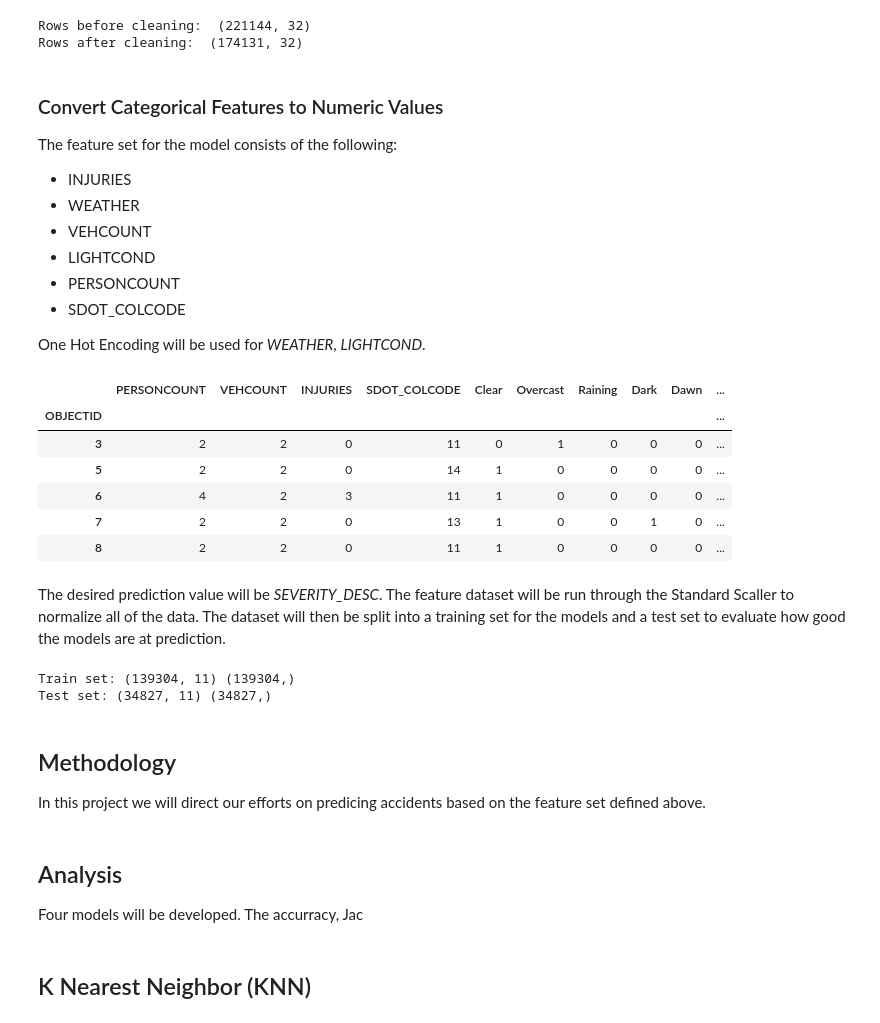
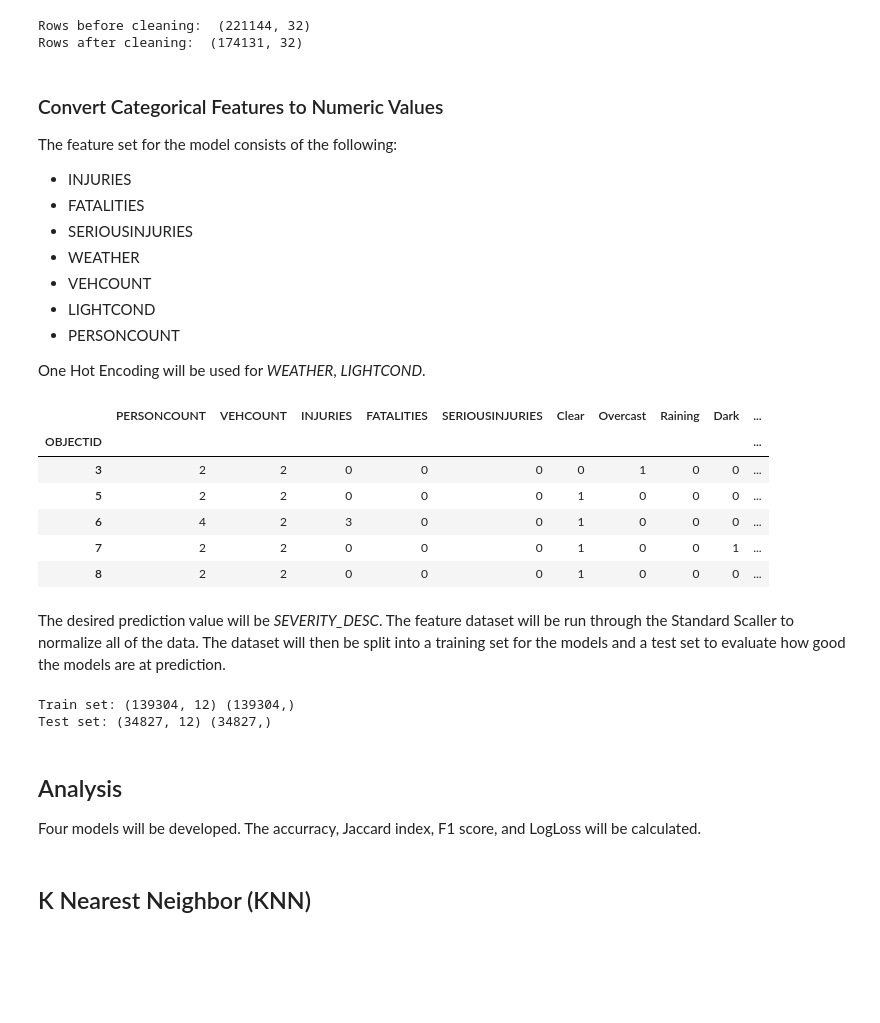
Before and after one commit to dcavanau/Coursera_Capstone, a Jupyter notebook: AutoAccidentPrediction.ipynb, the cells around one changed output. Saved outputs shown, nothing was run; the diff lists cells and outputs as text; code cells hidden in the pictures; blank space fills up the shorter version.

```diff
--- a/AutoAccidentPrediction.ipynb
+++ b/AutoAccidentPrediction.ipynb
@@ -293,27 +298,29 @@ Rows after cleaning:  (174131, 32)
 
 The feature set for the model consists of the following:
 * INJURIES
+* FATALITIES
+* SERIOUSINJURIES
 * WEATHER
 * VEHCOUNT
 * LIGHTCOND
 * PERSONCOUNT
-* SDOT_COLCODE
 
 One Hot Encoding will be used for _WEATHER_, _LIGHTCOND_.
 # %%
-Feature = df[['PERSONCOUNT','VEHCOUNT', 'INJURIES', 'SDOT_COLCODE']]
+Feature = df[['PERSONCOUNT','VEHCOUNT', 'INJURIES', 'FATALITIES', 'SERIOUSINJURIES']]
+
 # do One Hot Encoding
 Feature = pd.concat([Feature,pd.get_dummies(df['WEATHER'])], axis=1)
 Feature = pd.concat([Feature,pd.get_dummies(df['LIGHTCOND'])], axis=1)
 Feature.head()
 # %% [output]
-|  | PERSONCOUNT | VEHCOUNT | INJURIES | SDOT_COLCODE | Clear | Overcast | Raining | Dark | Dawn | ... |
+|  | PERSONCOUNT | VEHCOUNT | INJURIES | FATALITIES | SERIOUSINJURIES | Clear | Overcast | Raining | Dark | ... |
 | OBJECTID |  |  |  |  |  |  |  |  |  | ... |
-| 3 | 2 | 2 | 0 | 11 | 0 | 1 | 0 | 0 | 0 | ... |
-| 5 | 2 | 2 | 0 | 14 | 1 | 0 | 0 | 0 | 0 | ... |
-| 6 | 4 | 2 | 3 | 11 | 1 | 0 | 0 | 0 | 0 | ... |
-| 7 | 2 | 2 | 0 | 13 | 1 | 0 | 0 | 1 | 0 | ... |
-| 8 | 2 | 2 | 0 | 11 | 1 | 0 | 0 | 0 | 0 | ... |
+| 3 | 2 | 2 | 0 | 0 | 0 | 0 | 1 | 0 | 0 | ... |
+| 5 | 2 | 2 | 0 | 0 | 0 | 1 | 0 | 0 | 0 | ... |
+| 6 | 4 | 2 | 3 | 0 | 0 | 1 | 0 | 0 | 0 | ... |
+| 7 | 2 | 2 | 0 | 0 | 0 | 1 | 0 | 0 | 1 | ... |
+| 8 | 2 | 2 | 0 | 0 | 0 | 1 | 0 | 0 | 0 | ... |
 # %% [markdown]
 The desired prediction value will be _SEVERITY_DESC_. The feature dataset will be run through the Standard Scaller to normalize all of the data. The dataset will then be split into a training set for the models and a test set to evaluate how good the models are at prediction.
 # %%
@@ -326,14 +333,11 @@ X_train, X_test, y_train, y_test = train_test_split( X, y, test_size=0.2, random
 print ('Train set:', X_train.shape,  y_train.shape)
 print ('Test set:', X_test.shape,  y_test.shape)
 # %% [output]
-Train set: (139304, 11) (139304,)
-Test set: (34827, 11) (34827,)
+Train set: (139304, 12) (139304,)
+Test set: (34827, 12) (34827,)
-# %% [markdown]
-## Methodology <a name="methodology"></a>
-In this project we will direct our efforts on predicing accidents based on the feature set defined above.
 # %% [markdown]
 ## Analysis <a name="analysis"></a>
-Four models will be developed. The accurracy, Jac
+Four models will be developed. The accurracy, Jaccard index, F1 score, and LogLoss will be calculated.
 # %% [markdown]
 ## K Nearest Neighbor (KNN)
 # %%
```
Also changed, not shown: parts of 19 cells of this notebook.
